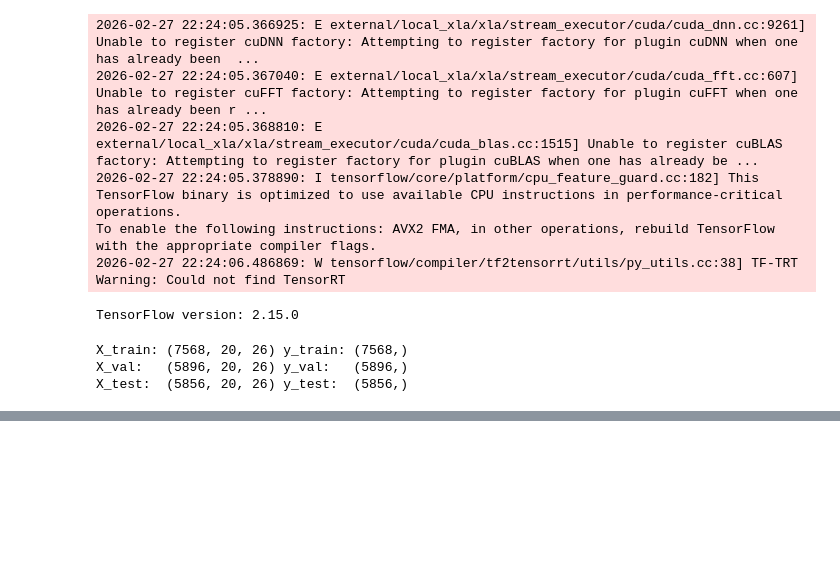
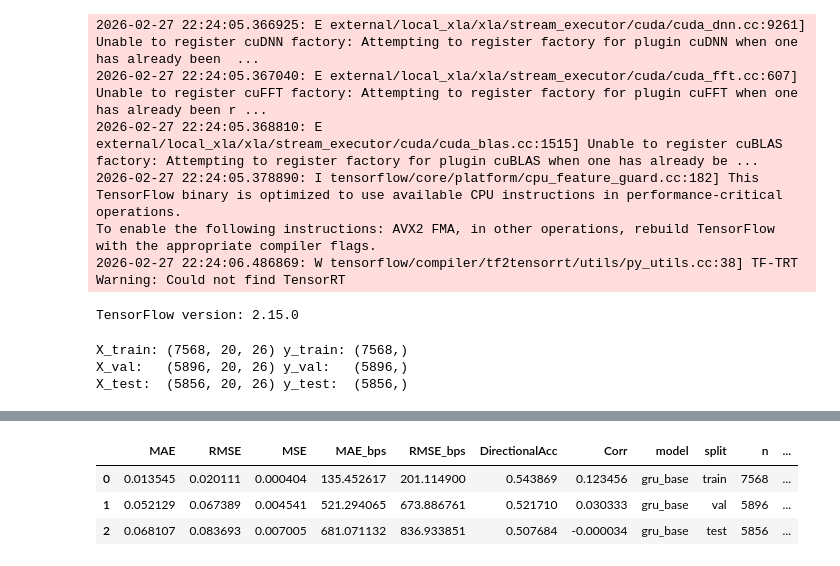
Before and after one commit to RichelCode/Final_Stock_Analysis, a Jupyter notebook: stock_market_final.ipynb, the cells around one changed output, grey strips where cells are left out. Drawn from its saved outputs; the diff is of its cells as text; code cells hidden in the pictures; blank space fills up the shorter version.

Commit message:
GRU Model

```diff
--- a/stock_market_final.ipynb
+++ b/stock_market_final.ipynb
@@ -2396,0 +2414,78 @@ X_test:  (5856, 20, 26) y_test:  (5856,)
+# %%
+MODEL_NAME = "gru_base"
+
+n_features_total = X_train.shape[2]
+
+model = keras.Sequential([
+    layers.Input(shape=(SEQ_LEN, n_features_total)),
+    layers.GRU(32, dropout=0.1, recurrent_dropout=0.0),
+    layers.Dense(16, activation="relu"),
+    layers.Dense(1)
+])
+
+model.compile(
+    optimizer=keras.optimizers.Adam(learning_rate=1e-3),
+    loss="mse"
+)
+
+callbacks = [
+    keras.callbacks.EarlyStopping(
+        monitor="val_loss",
+        patience=5,
+        restore_best_weights=True
+    )
+]
+
+history = model.fit(
+    X_train, y_train,
+    validation_data=(X_val, y_val),
+    epochs=300,
+    batch_size=64,
+    callbacks=callbacks,
+    verbose=1
+)
+
+# Predict
+pred_train = model.predict(X_train).reshape(-1)
+pred_val   = model.predict(X_val).reshape(-1)
+pred_test  = model.predict(X_test).reshape(-1)
+
+# Build prediction frames aligned with metadata
+pred_df = pd.concat([
+    pd.DataFrame({
+        "Date": meta_train["Date"].values,
+        "target_date": meta_train["target_date"].values,
+        "Ticker": meta_train["Ticker"].values,
+        "split": meta_train["split"].values,
+        "model": MODEL_NAME,
+        "y_true": y_train,
+        "y_pred": pred_train,
+    }),
+    pd.DataFrame({
+        "Date": meta_val["Date"].values,
+        "target_date": meta_val["target_date"].values,
+        "Ticker": meta_val["Ticker"].values,
+        "split": meta_val["split"].values,
+        "model": MODEL_NAME,
+        "y_true": y_val,
+        "y_pred": pred_val,
+    }),
+    pd.DataFrame({
+        "Date": meta_test["Date"].values,
+        "target_date": meta_test["target_date"].values,
+        "Ticker": meta_test["Ticker"].values,
+        "split": meta_test["split"].values,
+        "model": MODEL_NAME,
+        "y_true": y_test,
+        "y_pred": pred_test,
+    }),
+], ignore_index=True)
+
+pred_df["residual"] = pred_df["y_true"] - pred_df["y_pred"]
+
+# Evaluate and save
+metrics_df = evaluate_predictions(pred_df, MODEL_NAME, baseline_mse_by_split=BASELINE_MSE_BY_SPLIT)
+display(metrics_df)
+
+save_predictions_and_metrics(pred_df, metrics_df, MODEL_NAME)
+# %% [output]
@@ -2396,0 +2509,4 @@ X_test:  (5856, 20, 26) y_test:  (5856,)
+|  | MAE | RMSE | MSE | MAE_bps | RMSE_bps | DirectionalAcc | Corr | model | split | n | ... |
+| 0 | 0.013545 | 0.020111 | 0.000404 | 135.452617 | 201.114900 | 0.543869 | 0.123456 | gru_base | train | 7568 | ... |
+| 1 | 0.052129 | 0.067389 | 0.004541 | 521.294065 | 673.886761 | 0.521710 | 0.030333 | gru_base | val | 5896 | ... |
+| 2 | 0.068107 | 0.083693 | 0.007005 | 681.071132 | 836.933851 | 0.507684 | -0.000034 | gru_base | test | 5856 | ... |
```
Also changed, not shown: parts of 2 cells of this notebook, 2 other files.
